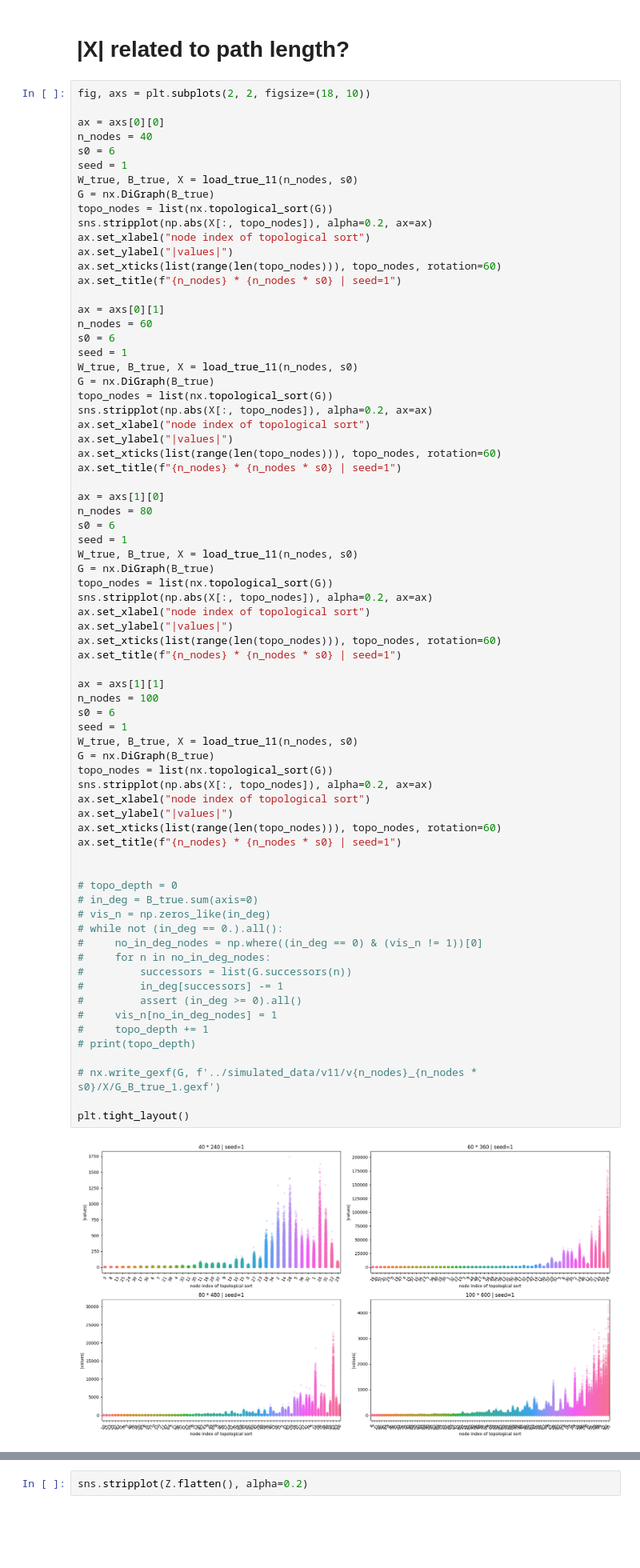
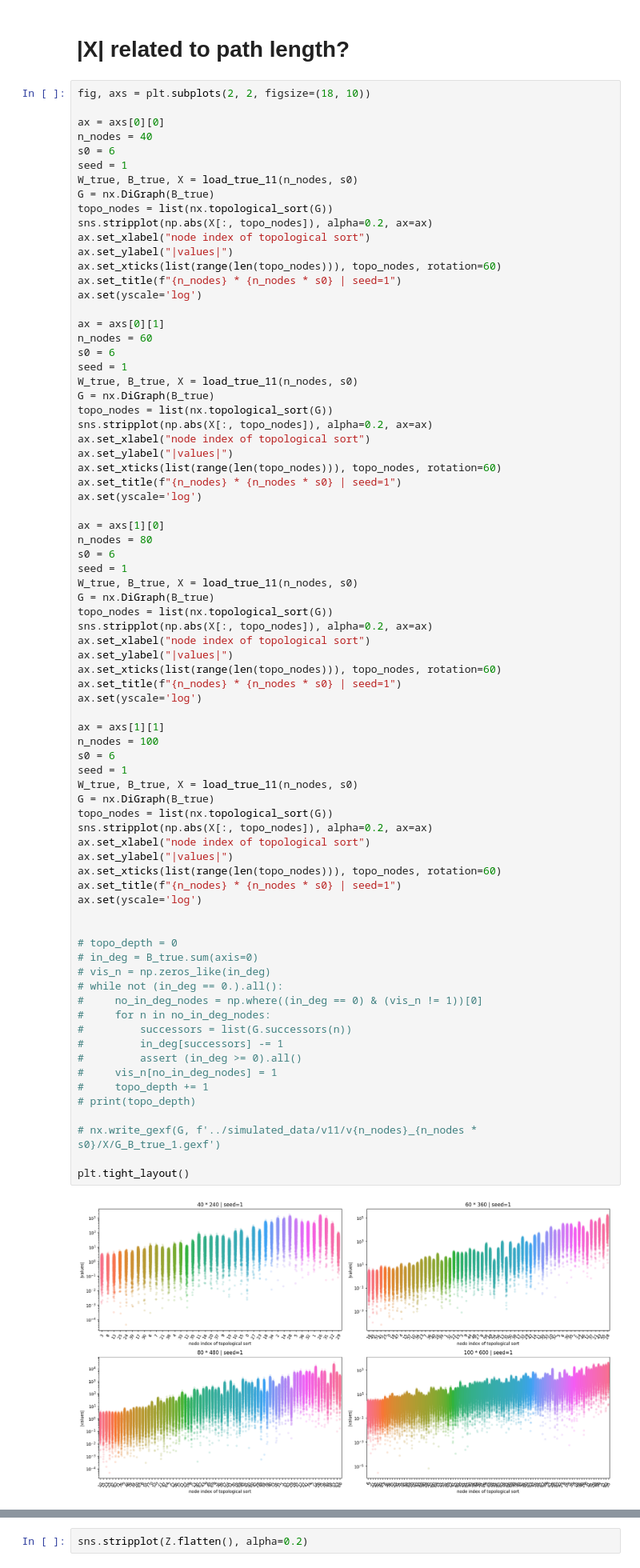
Before and after one commit to LspongebobJH/dagma, a Jupyter notebook: src/dagma/notebooks/v44_option10.ipynb, the cells around one changed output, grey strips where cells are left out. Shown at 80% size. Drawn from its saved outputs; the diff is of its cells as text; blank space fills up the shorter version.

```diff
--- a/src/dagma/notebooks/v44_option10.ipynb
+++ b/src/dagma/notebooks/v44_option10.ipynb
@@ -645,6 +645,7 @@ ax.set_xlabel("node index of topological sort")
 ax.set_ylabel("|values|")
 ax.set_xticks(list(range(len(topo_nodes))), topo_nodes, rotation=60)
 ax.set_title(f"{n_nodes} * {n_nodes * s0} | seed=1")
+ax.set(yscale='log')
 
 ax = axs[0][1]
 n_nodes = 60
@@ -658,6 +659,7 @@ ax.set_xlabel("node index of topological sort")
 ax.set_ylabel("|values|")
 ax.set_xticks(list(range(len(topo_nodes))), topo_nodes, rotation=60)
 ax.set_title(f"{n_nodes} * {n_nodes * s0} | seed=1")
+ax.set(yscale='log')
 
 ax = axs[1][0]
 n_nodes = 80
@@ -671,39 +673,41 @@ ax.set_xlabel("node index of topological sort")
 ax.set_ylabel("|values|")
 ax.set_xticks(list(range(len(topo_nodes))), topo_nodes, rotation=60)
 ax.set_title(f"{n_nodes} * {n_nodes * s0} | seed=1")
+ax.set(yscale='log')
 
 ax = axs[1][1]
 n_nodes = 100
 s0 = 6
 seed = 1
 W_true, B_true, X = load_true_11(n_nodes, s0)
 G = nx.DiGraph(B_true)
 topo_nodes = list(nx.topological_sort(G))
 sns.stripplot(np.abs(X[:, topo_nodes]), alpha=0.2, ax=ax)
 ax.set_xlabel("node index of topological sort")
 ax.set_ylabel("|values|")
 ax.set_xticks(list(range(len(topo_nodes))), topo_nodes, rotation=60)
 ax.set_title(f"{n_nodes} * {n_nodes * s0} | seed=1")
+ax.set(yscale='log')
 
 
 # topo_depth = 0
 # in_deg = B_true.sum(axis=0)
 # vis_n = np.zeros_like(in_deg)
 # while not (in_deg == 0.).all():
 #     no_in_deg_nodes = np.where((in_deg == 0) & (vis_n != 1))[0]
 #     for n in no_in_deg_nodes:
 #         successors = list(G.successors(n))
 #         in_deg[successors] -= 1
 #         assert (in_deg >= 0).all()
 #     vis_n[no_in_deg_nodes] = 1
 #     topo_depth += 1
 # print(topo_depth)
 
 # nx.write_gexf(G, f'../simulated_data/v11/v{n_nodes}_{n_nodes * s0}/X/G_B_true_1.gexf')
 
 plt.tight_layout()
 # %% [output]
-[figure, old version]
+[figure, new version]
 # %%
 i = 0
 for n_nodes in [40, 60, 80, 100]:
```
Also changed, not shown: parts of 4 cells of this notebook, 2 other files.
